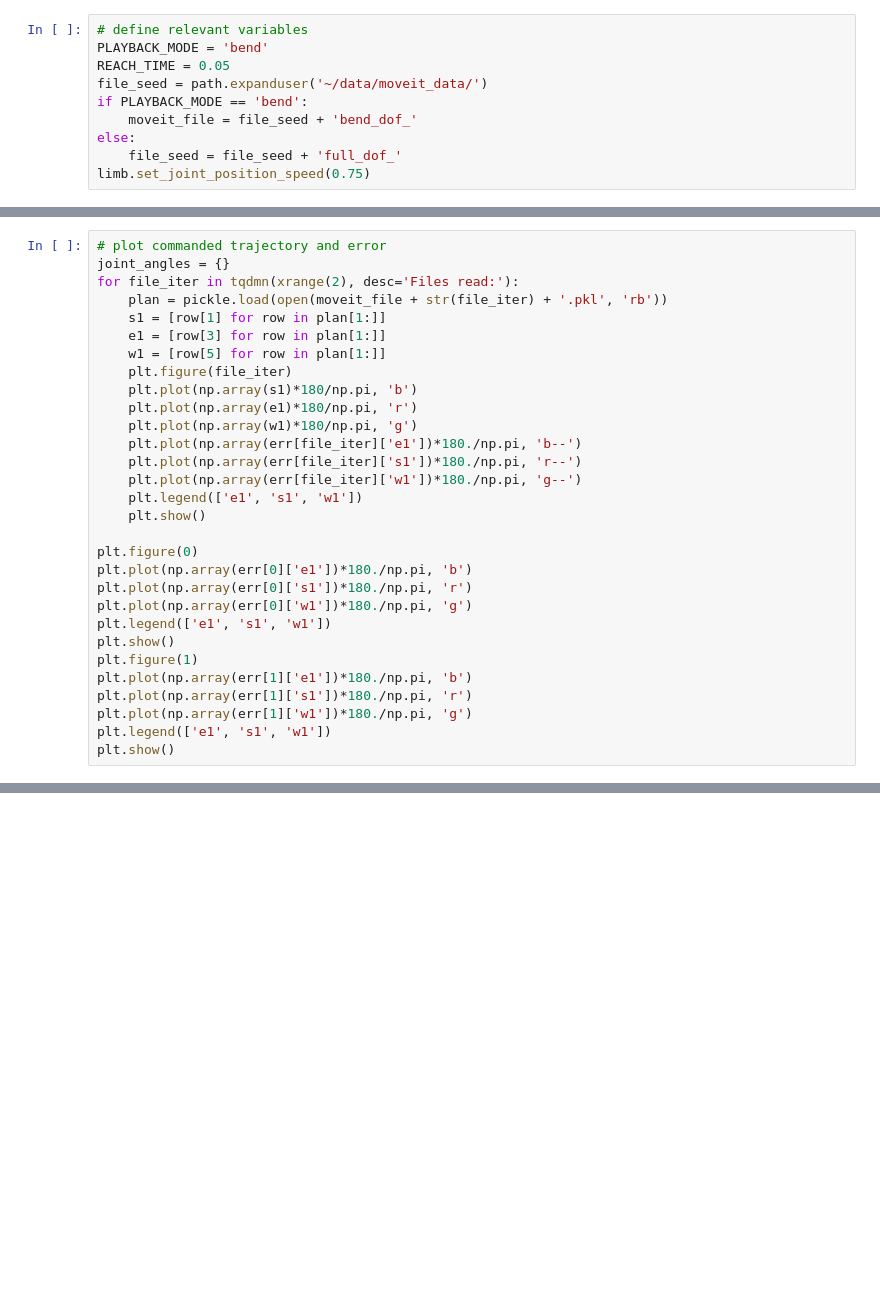
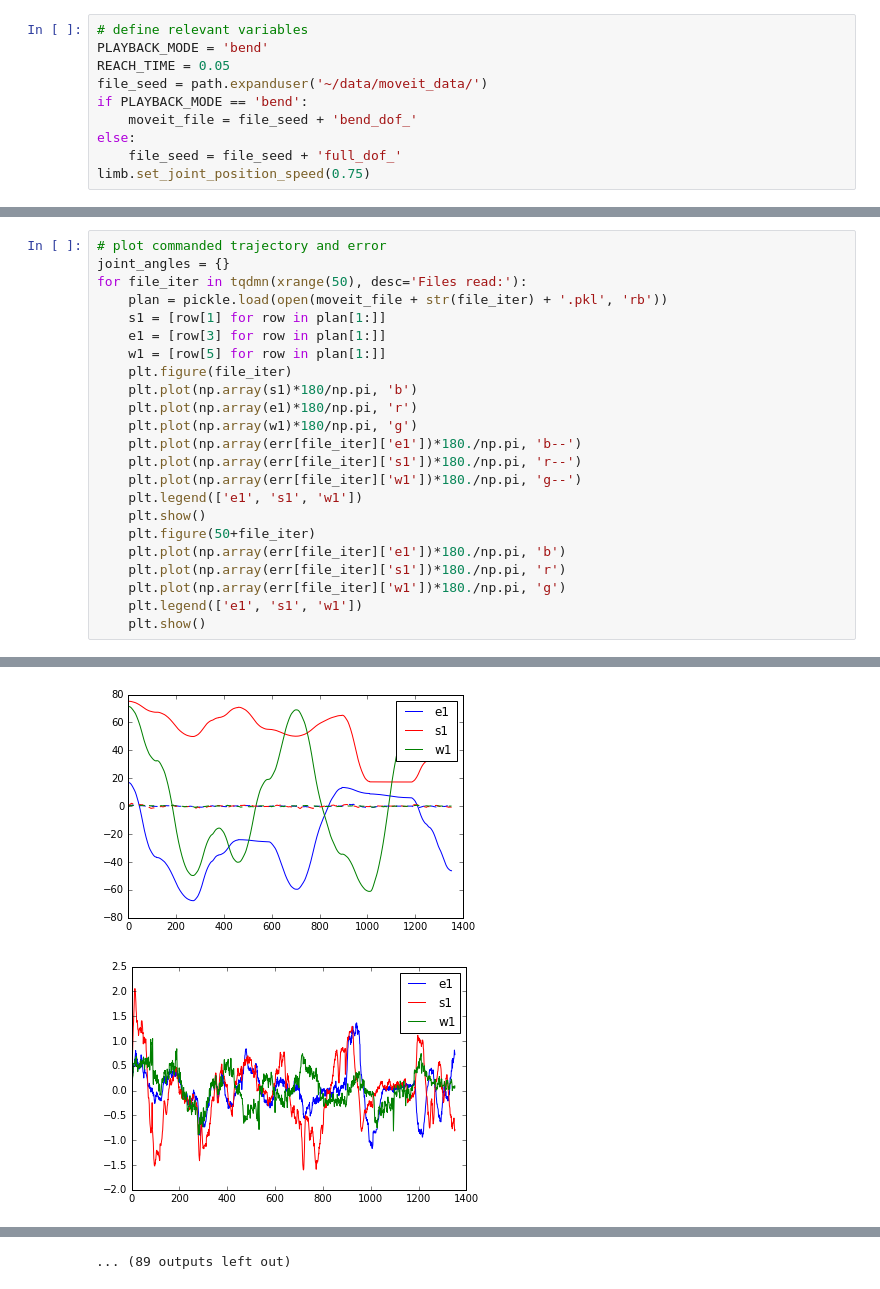
Before and after one commit to anthonysimeonov/baxter_experiments, a Jupyter notebook: scripts/ArbitraryPlayback.ipynb, the cells around one changed output, grey strips where cells are left out. Saved outputs shown, nothing was run; the diff lists cells and outputs as text; blank space fills up the shorter version.

```diff
--- a/scripts/ArbitraryPlayback.ipynb
+++ b/scripts/ArbitraryPlayback.ipynb
@@ -78,7 +78,7 @@ for file_iter in tqdmn(xrange(50), desc='Files read:'):
 # %%
 # plot commanded trajectory and error
 joint_angles = {}
-for file_iter in tqdmn(xrange(2), desc='Files read:'):
+for file_iter in tqdmn(xrange(50), desc='Files read:'):
     plan = pickle.load(open(moveit_file + str(file_iter) + '.pkl', 'rb'))
     s1 = [row[1] for row in plan[1:]]
     e1 = [row[3] for row in plan[1:]]
@@ -92,16 +92,10 @@ for file_iter in tqdmn(xrange(2), desc='Files read:'):
     plt.plot(np.array(err[file_iter]['w1'])*180./np.pi, 'g--')
     plt.legend(['e1', 's1', 'w1'])
     plt.show()
-
-plt.figure(0)
-plt.plot(np.array(err[0]['e1'])*180./np.pi, 'b')
-plt.plot(np.array(err[0]['s1'])*180./np.pi, 'r')
-plt.plot(np.array(err[0]['w1'])*180./np.pi, 'g')
-plt.legend(['e1', 's1', 'w1'])
-plt.show()
-plt.figure(1)
-plt.plot(np.array(err[1]['e1'])*180./np.pi, 'b')
-plt.plot(np.array(err[1]['s1'])*180./np.pi, 'r')
-plt.plot(np.array(err[1]['w1'])*180./np.pi, 'g')
-plt.legend(['e1', 's1', 'w1'])
-plt.show()
+    plt.figure(50+file_iter)
+    plt.plot(np.array(err[file_iter]['e1'])*180./np.pi, 'b')
+    plt.plot(np.array(err[file_iter]['s1'])*180./np.pi, 'r')
+    plt.plot(np.array(err[file_iter]['w1'])*180./np.pi, 'g')
+    plt.legend(['e1', 's1', 'w1'])
+    plt.show()
+# %% [output]
@@ -107,0 +103,2 @@ plt.show()
+[figure, added]
+[figure, added]
@@ -107,0 +114 @@ plt.show()
+... (89 outputs left out)
```
Also changed, not shown: parts of 3 cells of this notebook.
